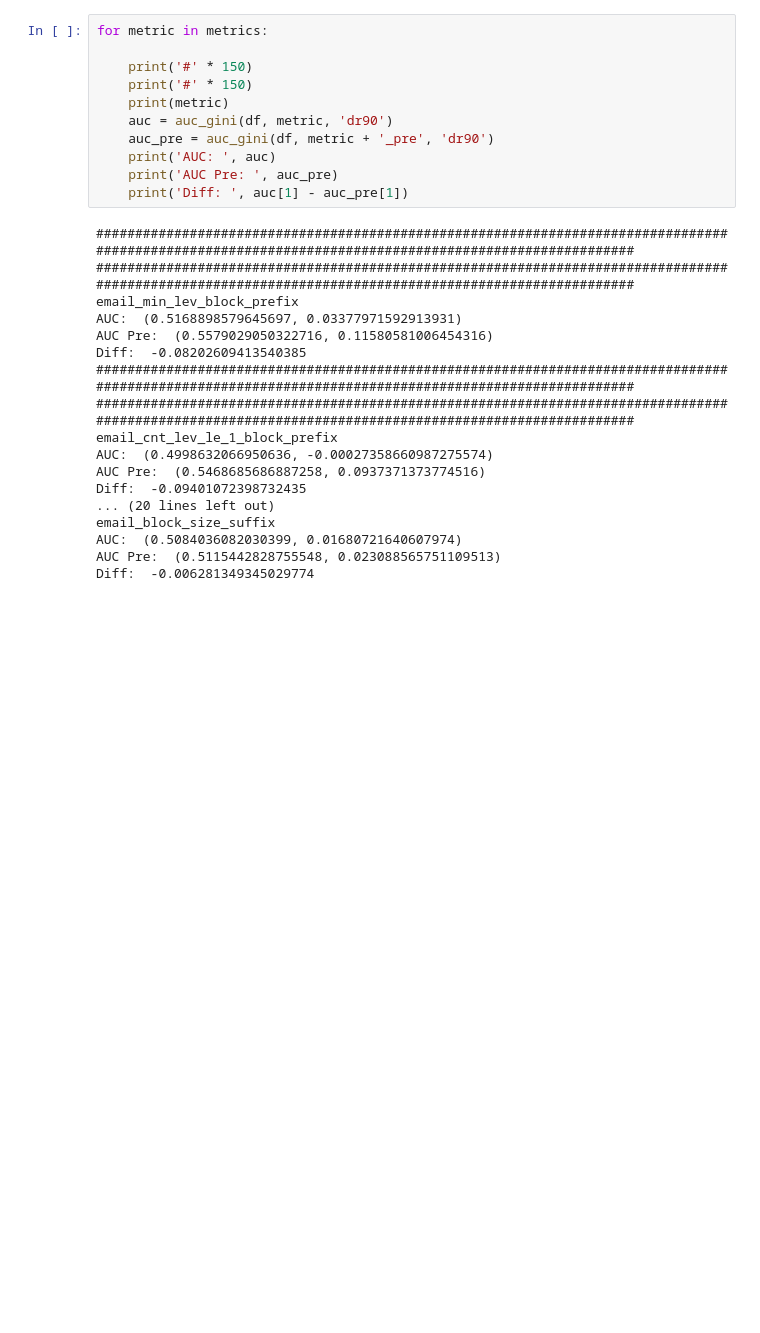
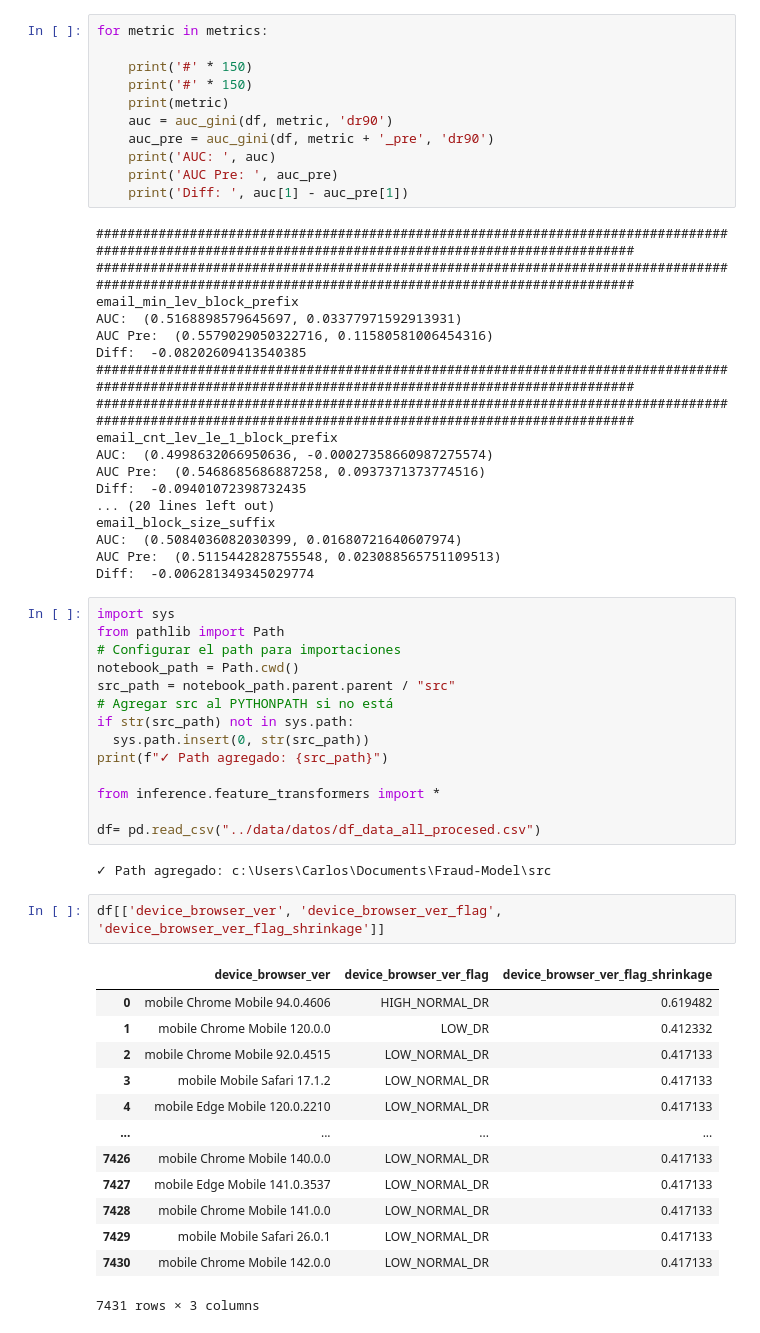
Before and after one commit to cgomez-QB/Fraud-Model, a Jupyter notebook: src/first_exploration/exploratory_data_analysis.ipynb, the cells around one changed output. Drawn from its saved outputs; the diff is of its cells as text; blank space fills up the shorter version.

```diff
--- a/src/first_exploration/exploratory_data_analysis.ipynb
+++ b/src/first_exploration/exploratory_data_analysis.ipynb
@@ -6376,3 +6398,35 @@ email_block_size_suffix
 AUC:  (0.5084036082030399, 0.01680721640607974)
 AUC Pre:  (0.5115442828755548, 0.023088565751109513)
 Diff:  -0.006281349345029774
+# %%
+import sys
+from pathlib import Path
+# Configurar el path para importaciones
+notebook_path = Path.cwd()
+src_path = notebook_path.parent.parent / "src"
+# Agregar src al PYTHONPATH si no está
+if str(src_path) not in sys.path:
+  sys.path.insert(0, str(src_path))
+print(f"✓ Path agregado: {src_path}")
+
+from inference.feature_transformers import *
+
+df= pd.read_csv("../data/datos/df_data_all_procesed.csv")
+# %% [output]
+✓ Path agregado: c:\Users\Carlos\Documents\Fraud-Model\src
+# %%
+df[['device_browser_ver', 'device_browser_ver_flag', 'device_browser_ver_flag_shrinkage']]
+# %% [output]
+|  | device_browser_ver | device_browser_ver_flag | device_browser_ver_flag_shrinkage |
+| 0 | mobile Chrome Mobile 94.0.4606 | HIGH_NORMAL_DR | 0.619482 |
+| 1 | mobile Chrome Mobile 120.0.0 | LOW_DR | 0.412332 |
+| 2 | mobile Chrome Mobile 92.0.4515 | LOW_NORMAL_DR | 0.417133 |
+| 3 | mobile Mobile Safari 17.1.2 | LOW_NORMAL_DR | 0.417133 |
+| 4 | mobile Edge Mobile 120.0.2210 | LOW_NORMAL_DR | 0.417133 |
+| ... | ... | ... | ... |
+| 7426 | mobile Chrome Mobile 140.0.0 | LOW_NORMAL_DR | 0.417133 |
+| 7427 | mobile Edge Mobile 141.0.3537 | LOW_NORMAL_DR | 0.417133 |
+| 7428 | mobile Chrome Mobile 141.0.0 | LOW_NORMAL_DR | 0.417133 |
+| 7429 | mobile Mobile Safari 26.0.1 | LOW_NORMAL_DR | 0.417133 |
+| 7430 | mobile Chrome Mobile 142.0.0 | LOW_NORMAL_DR | 0.417133 |
+7431 rows × 3 columns
```
Also changed, not shown: parts of 11 cells of this notebook, 4 other files.
